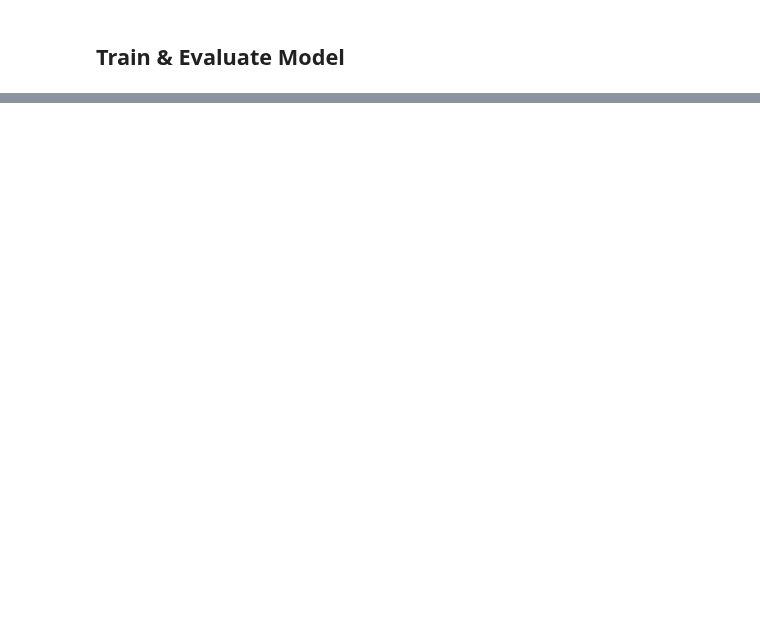
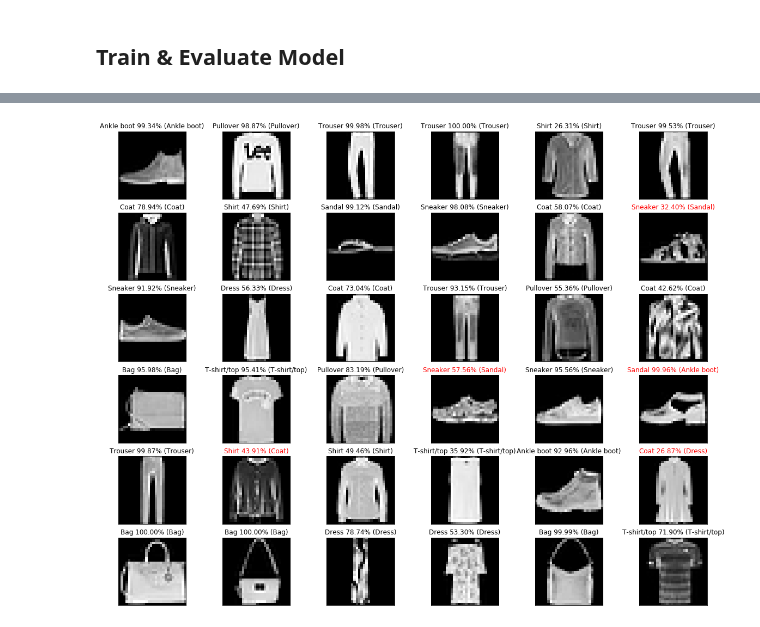
Before and after one commit to AnthonyDickson/summer-bursary-2018, a Jupyter notebook: Fashion_MNIST.ipynb, the cells around one changed output, grey strips where cells are left out. Saved outputs shown, nothing was run; the diff lists cells and outputs as text; code cells hidden in the pictures; blank space fills up the shorter version.

```diff
--- a/Fashion_MNIST.ipynb
+++ b/Fashion_MNIST.ipynb
@@ -193,26 +337,28 @@ print(classification_report(ground_truth, predictions))
 # %%
 nrows = 6
 ncols = 6
 ntotal = nrows * ncols
 i = 0
 
 fig, axes = plt.subplots(nrows, ncols)
 fig.set_size_inches(20, 16)
 
 predictions = cnn.predict_proba(X_test_with_channels[:ntotal])
 
 for row in range(nrows):
     for col in range(ncols):
         img = X_test[i]
         predicted_label = label_dict[predictions[i].argmax()]
         probability = predictions[i].max() * 100
         actual_label = label_dict[y_test[i].argmax()]
-        title_colour = 'green' if predicted_label == actual_label else 'red'
+        title_colour = 'black' if predicted_label == actual_label else 'red'
 
         axis = axes[row, col]
         axis.imshow(img, cmap='gray')
         axis.get_xaxis().set_visible(False)
         axis.get_yaxis().set_visible(False)
         axis.set_title('{} {:.2f}% ({})'.format(predicted_label, probability, actual_label), color=title_colour)
 
         i += 1
+# %% [output]
+[figure, added]
```
Also changed, not shown: parts of 14 cells of this notebook.
